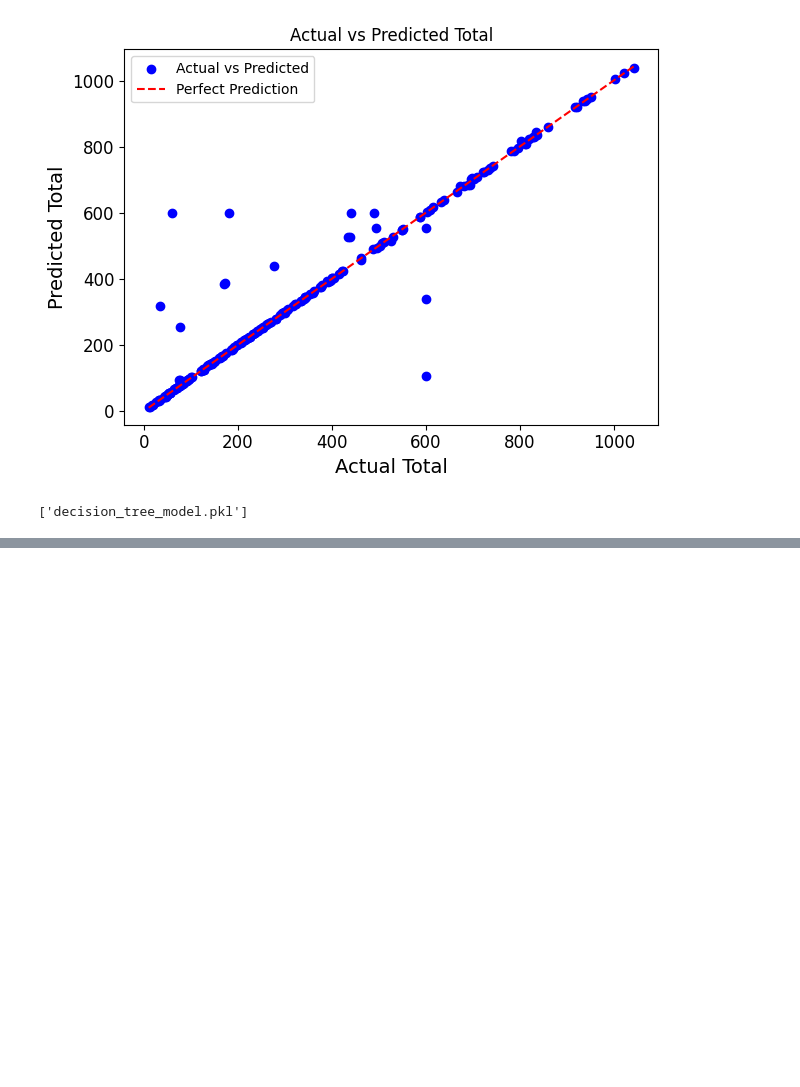
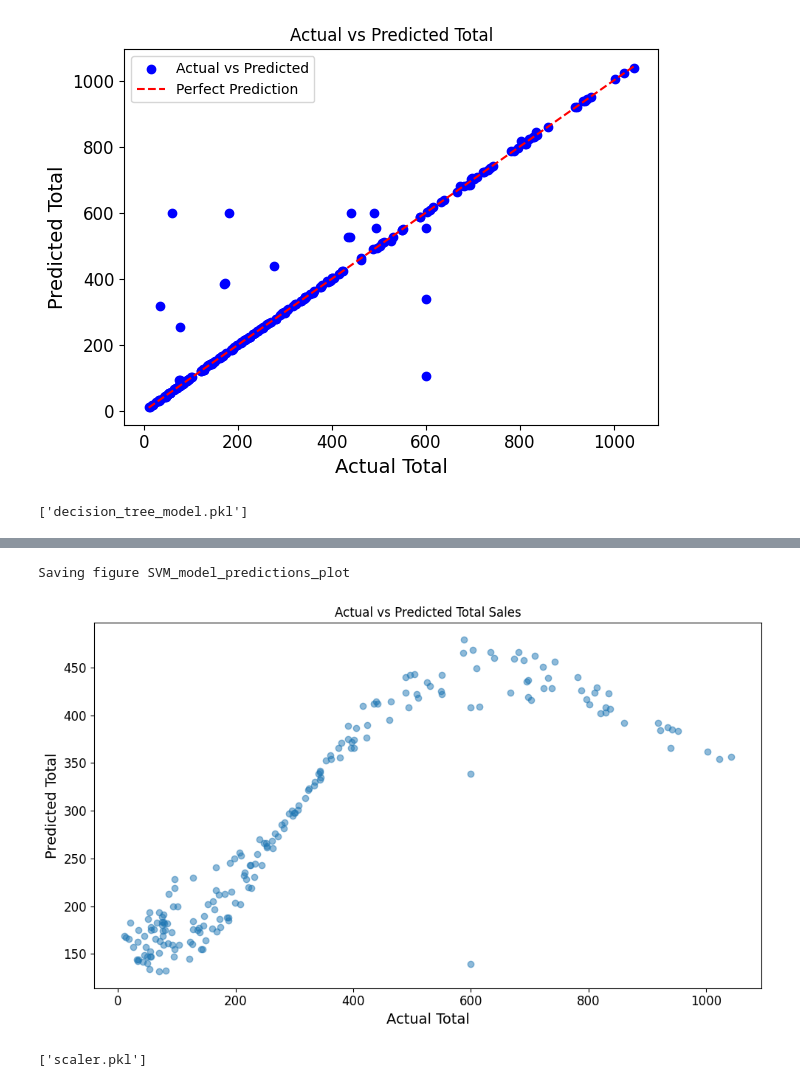
Before and after one commit to haisehi/python, a Jupyter notebook: project-machine learning/LinearRegression.ipynb, the cells around one changed output, grey strips where cells are left out. Saved outputs shown, nothing was run; the diff lists cells and outputs as text; code cells hidden in the pictures; blank space fills up the shorter version.

```diff
--- a/project-machine learning/LinearRegression.ipynb
+++ b/project-machine learning/LinearRegression.ipynb
@@ -461,0 +517,8 @@ joblib.dump(model, 'decision_tree_model.pkl')
+# %%
+# Chia dữ liệu thành tập huấn luyện và tập kiểm tra
+X_train, X_test, y_train, y_test = train_test_split(X, y, test_size=0.2, random_state=42)
+# %%
+# Chuẩn hóa dữ liệu
+scaler = StandardScaler()
+X_train_scaled = scaler.fit_transform(X_train)
+X_test_scaled = scaler.transform(X_test)
@@ -461,0 +538,18 @@ joblib.dump(model, 'decision_tree_model.pkl')
+# %%
+# Trực quan hoá dự đoán
+plt.figure(figsize=(10, 6))
+plt.scatter(y_test, y_pred, alpha=0.5)
+plt.xlabel('Actual Total')
+plt.ylabel('Predicted Total')
+plt.title('Actual vs Predicted Total Sales')
+save_figsvn("SVM_model_predictions_plot")
+plt.show()
+# %% [output]
+Saving figure SVM_model_predictions_plot
+[figure, added]
+# %%
+# Lưu mô hình đã huấn luyện
+joblib.dump(model, 'svm_model.pkl')
+joblib.dump(scaler, 'scaler.pkl')
+# %% [output]
+['scaler.pkl']
```
Also changed, not shown: parts of 9 cells of this notebook, 5 other files.
